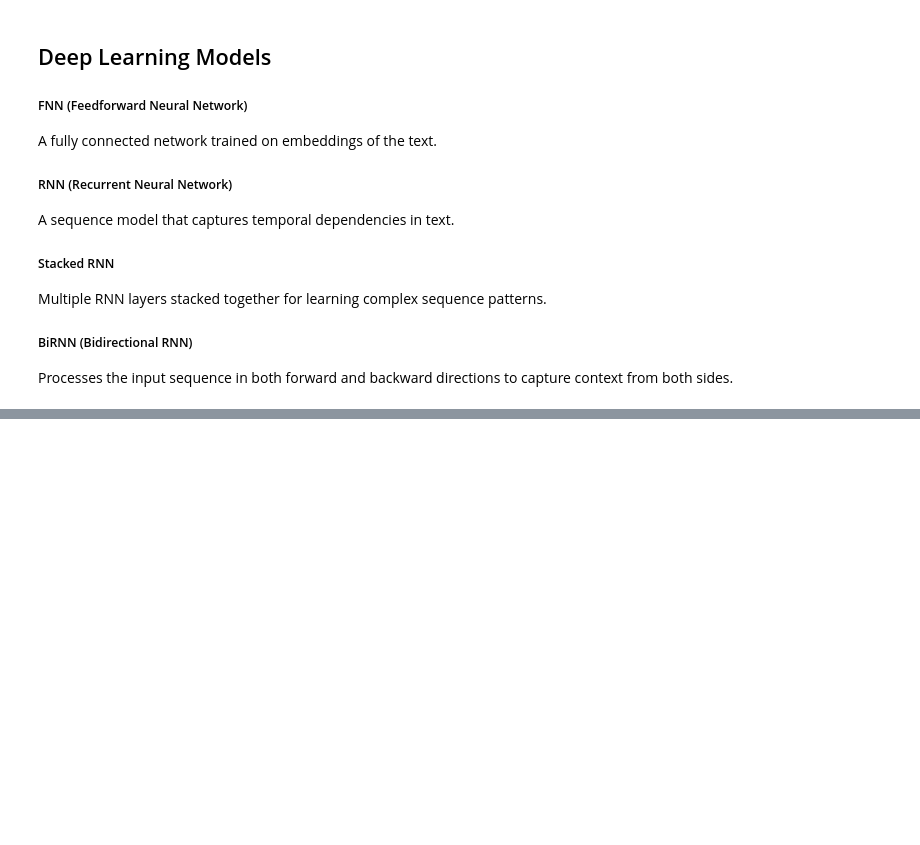
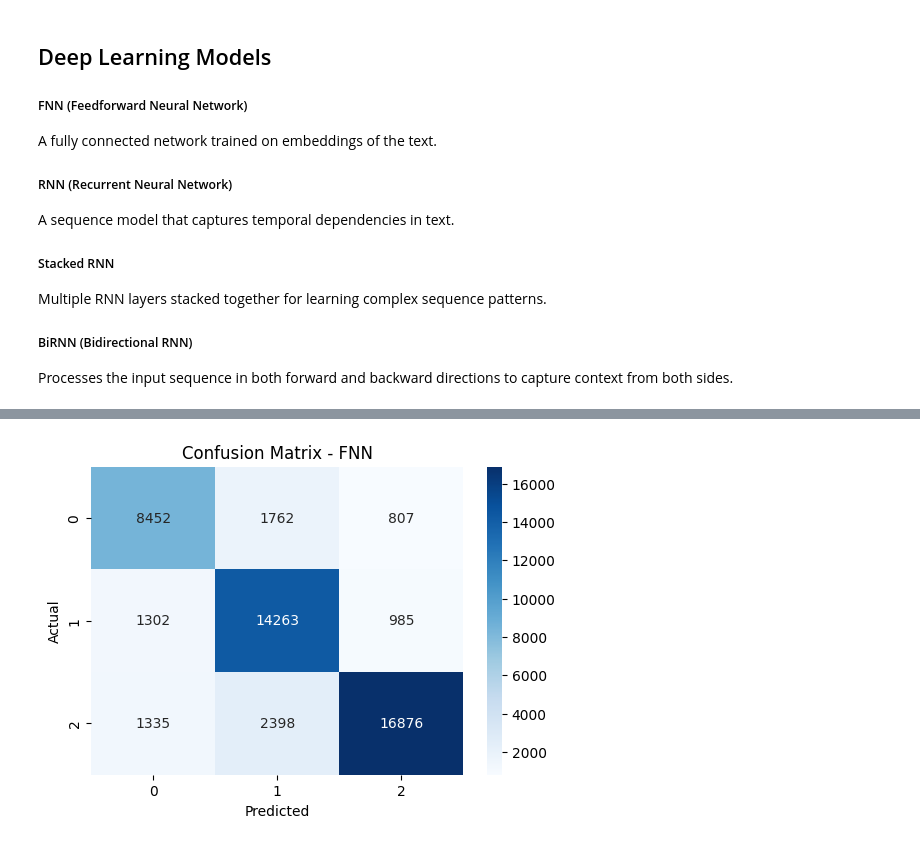
Before and after one commit to ushaaaa33/Sentiment_Analysis, a Jupyter notebook: sentiment.ipynb, the cells around one changed output, grey strips where cells are left out. Saved outputs shown, nothing was run; the diff lists cells and outputs as text; code cells hidden in the pictures; blank space fills up the shorter version.

Commit message:
Deep Learning models like FNN, RNN, LSTM and BILSTM models are trained

```diff
--- a/sentiment.ipynb
+++ b/sentiment.ipynb
@@ -434,0 +490,17 @@ Processes the input sequence in both forward and backward directions to capture
+# %%
+input_dim = 5000
+output_dim=128
+input_length=100
+# %%
+model = Sequential([
+    Embedding(input_dim=input_dim, output_dim=output_dim, input_length=input_length),
+    GlobalAveragePooling1D(),  # flatten embeddings
+    Dense(64, activation='relu'),
+    Dropout(0.3),
+    Dense(32, activation='relu'),
+    Dense(3, activation='softmax')
+])
+
+
+model.compile(optimizer='adam', loss='sparse_categorical_crossentropy', metrics=['accuracy'])
+model.summary()
@@ -434,0 +529,11 @@ Processes the input sequence in both forward and backward directions to capture
+# %%
+history = model.fit(
+    X_train_pad,
+    y_train,
+    validation_data=(X_test_pad, y_test),
+    epochs=15,
+    batch_size=64,
+    class_weight=class_weights_dict,
+    verbose=1,
+    callbacks=[early_stopping, checkpoint_fnn]
+)
@@ -434,0 +592,6 @@ Processes the input sequence in both forward and backward directions to capture
+# %%
+# Predict probabilities
+y_pred_probs = model.predict(X_test_pad)
+
+# Convert probabilities to class labels
+y_pred_FNN = np.argmax(y_pred_probs, axis=1)
@@ -434,0 +613,11 @@ Processes the input sequence in both forward and backward directions to capture
+# %%
+# Confusion Matrix Heatmap
+cm = confusion_matrix(y_test, y_pred_FNN)
+plt.figure(figsize=(6,4))
+sns.heatmap(cm, annot=True, fmt="d", cmap="Blues", xticklabels=np.unique(y_test), yticklabels=np.unique(y_test))
+plt.xlabel("Predicted")
+plt.ylabel("Actual")
+plt.title("Confusion Matrix - FNN")
+plt.show()
+# %% [output]
+[figure, added]
```
Also changed, not shown: parts of 45 cells of this notebook, 5 other files.
